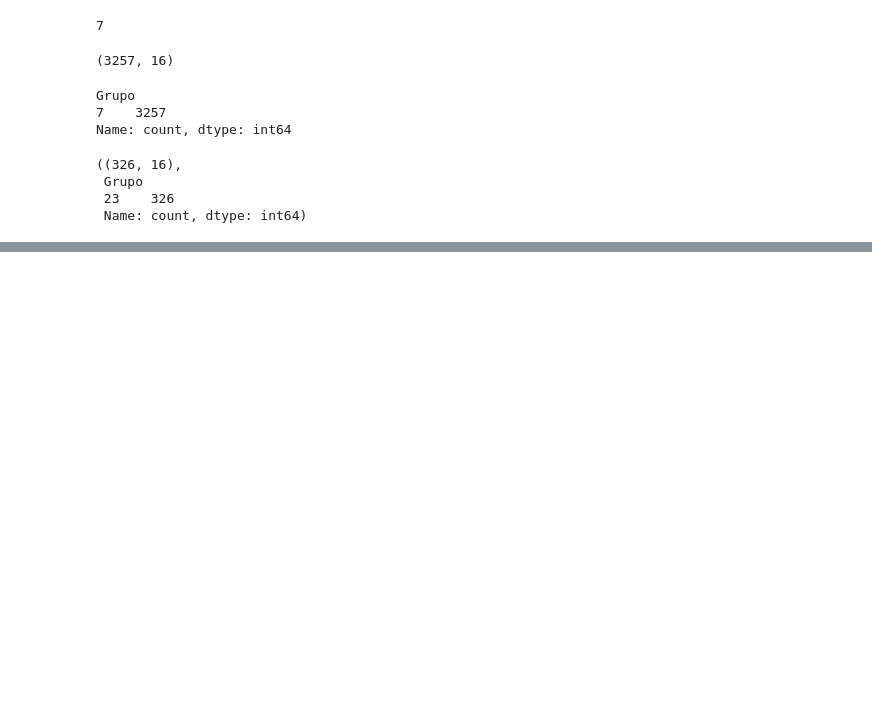
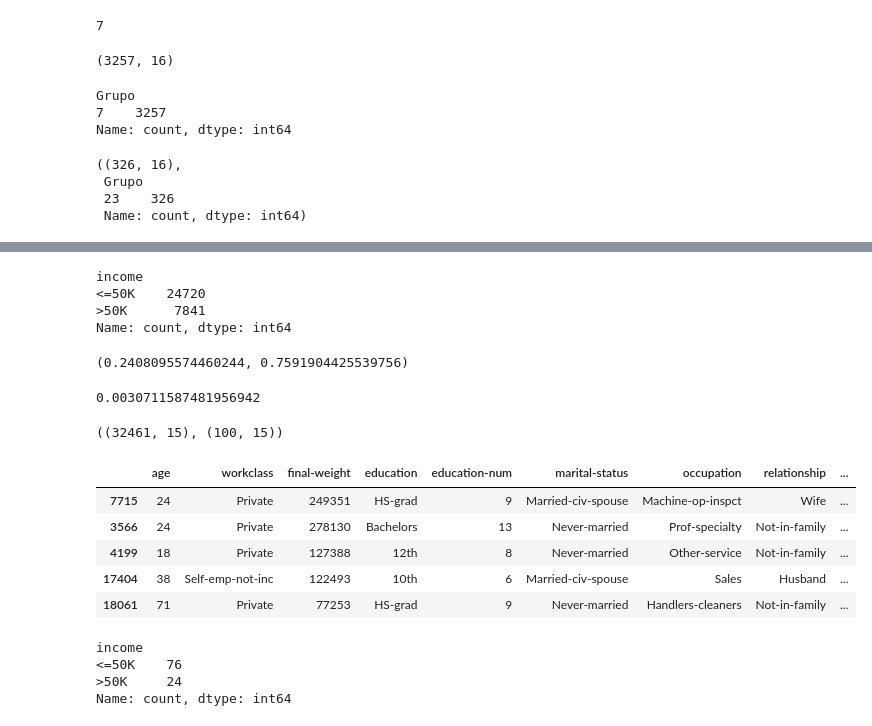
Before and after one commit to agnaldo-gonzaga/Data-Science-Learning, a Jupyter notebook: 03-Estatistica/amostragem.ipynb, the cells around one changed output, grey strips where cells are left out. Drawn from its saved outputs; the diff is of its cells as text; code cells hidden in the pictures; blank space fills up the shorter version.

```diff
--- a/03-Estatistica/amostragem.ipynb
+++ b/03-Estatistica/amostragem.ipynb
@@ -219,0 +224,40 @@ df_amostra_agrupamento.shape, df_amostra_agrupamento['Grupo'].value_counts()
+# %%
+dataset['income'].value_counts()
+# %% [output]
+income
+<=50K    24720
+>50K      7841
+Name: count, dtype: int64
+# %%
+7841 / len(dataset), 24720 / len(dataset)
+# %% [output]
+(0.2408095574460244, 0.7591904425539756)
+# %%
+100 / len(dataset)
+# %% [output]
+0.0030711587481956942
+# %%
+split = StratifiedShuffleSplit(test_size=0.0030711587481956942)
+for x, y in split.split(dataset, dataset['income']):
+    df_x = dataset.iloc[x]
+    df_y = dataset.iloc[y]
+# %%
+df_x.shape, df_y.shape
+# %% [output]
+((32461, 15), (100, 15))
+# %%
+df_y.head()
+# %% [output]
+|  | age | workclass | final-weight | education | education-num | marital-status | occupation | relationship | ... |
+| 7715 | 24 | Private | 249351 | HS-grad | 9 | Married-civ-spouse | Machine-op-inspct | Wife | ... |
+| 3566 | 24 | Private | 278130 | Bachelors | 13 | Never-married | Prof-specialty | Not-in-family | ... |
+| 4199 | 18 | Private | 127388 | 12th | 8 | Never-married | Other-service | Not-in-family | ... |
+| 17404 | 38 | Self-emp-not-inc | 122493 | 10th | 6 | Married-civ-spouse | Sales | Husband | ... |
+| 18061 | 71 | Private | 77253 | HS-grad | 9 | Never-married | Handlers-cleaners | Not-in-family | ... |
+# %%
+df_y['income'].value_counts()
+# %% [output]
+income
+<=50K    76
+>50K     24
+Name: count, dtype: int64
```
Also changed, not shown: parts of 4 cells of this notebook.
